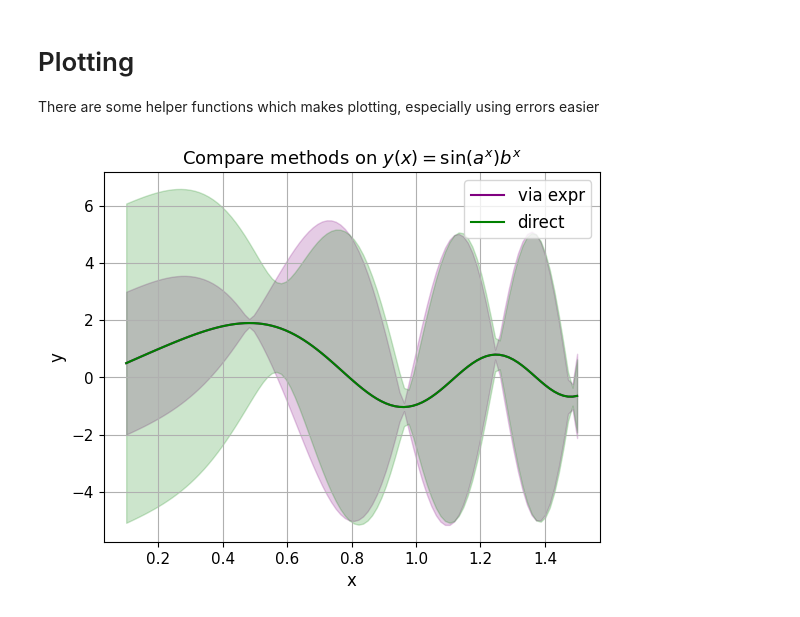
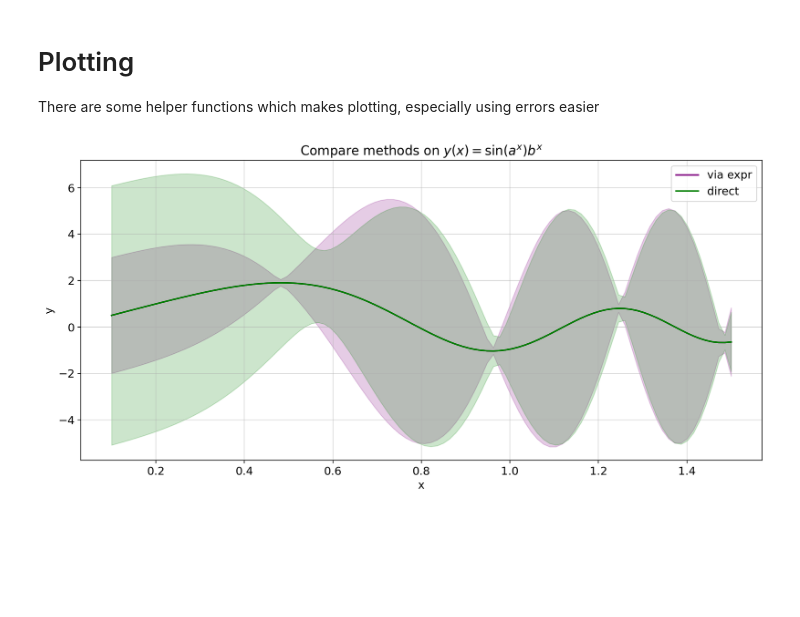
Before and after one commit to SecretGmG/PhysicsTool, a Jupyter notebook: examples/uncorrelated_error.ipynb, the cells around one changed output. Cells and saved outputs as stored; diff of their text form; code cells hidden in the pictures; blank space fills up the shorter version.

Commit message:
changed plotting behaviour

```diff
--- a/examples/uncorrelated_error.ipynb
+++ b/examples/uncorrelated_error.ipynb
@@ -5,6 +5,8 @@ from pathlib import Path
 sys.path.append(str(Path().resolve().parent))  # parent of examples -> project root
 # %%
 import PhysicsTool as pt
+pt.plotting.set_theme()
+import matplotlib.pyplot as plt
 import pandas as pd
 import numpy as np
 import sympy
@@ -283,25 +285,25 @@ There are some helper functions which makes plotting, especially using errors ea
 # %%
 x_data = pt.UErr(np.linspace(0.1,1.5, 100), 0.5)
 a_val = pt.UErr(5,0.1)
 b_val = pt.UErr(-1,0.1)
 a,b,x = sympy.symbols('a,b,c')
 
 # we use calc err here instead of computing directly because x appears multiple times in the expression
 y_data1 = pt.u_propagate_error(
     sympy.sin(a*x**2)*x**b,
     {
         a: a_val,
         b:b_val, x:x_data
     })
 
 y_data2 = np.sin(a_val*x_data**2)*x_data**b_val
 
 #start plot automatically adds tytle, x and y labels and the grid, you can also set the fontsize and more
-pt.plotting.start_plot('Compare methods on $y(x) = \sin(a^x)b^x$', 'x', 'y')
+pt.plotting.set_up_plot(r'Compare methods on $y(x) = \sin(a^x)b^x$', 'x', 'y')
 
 pt.plotting.err_band_plot(x_data.mean, y_data1.mean, y_data1.err, label=r'via expr', color = 'purple')
 pt.plotting.err_band_plot(x_data.mean, y_data2.mean, y_data2.err, label=r'direct', color = 'green')
-#end plot automatically displays the plot and adds the legend
-pt.plotting.end_plot()
+plt.legend()
+plt.show()
 # %% [output]
-[figure, old version]
+[figure, new version]
```
Also changed, not shown: parts of 1 cell of this notebook, 4 other files.
